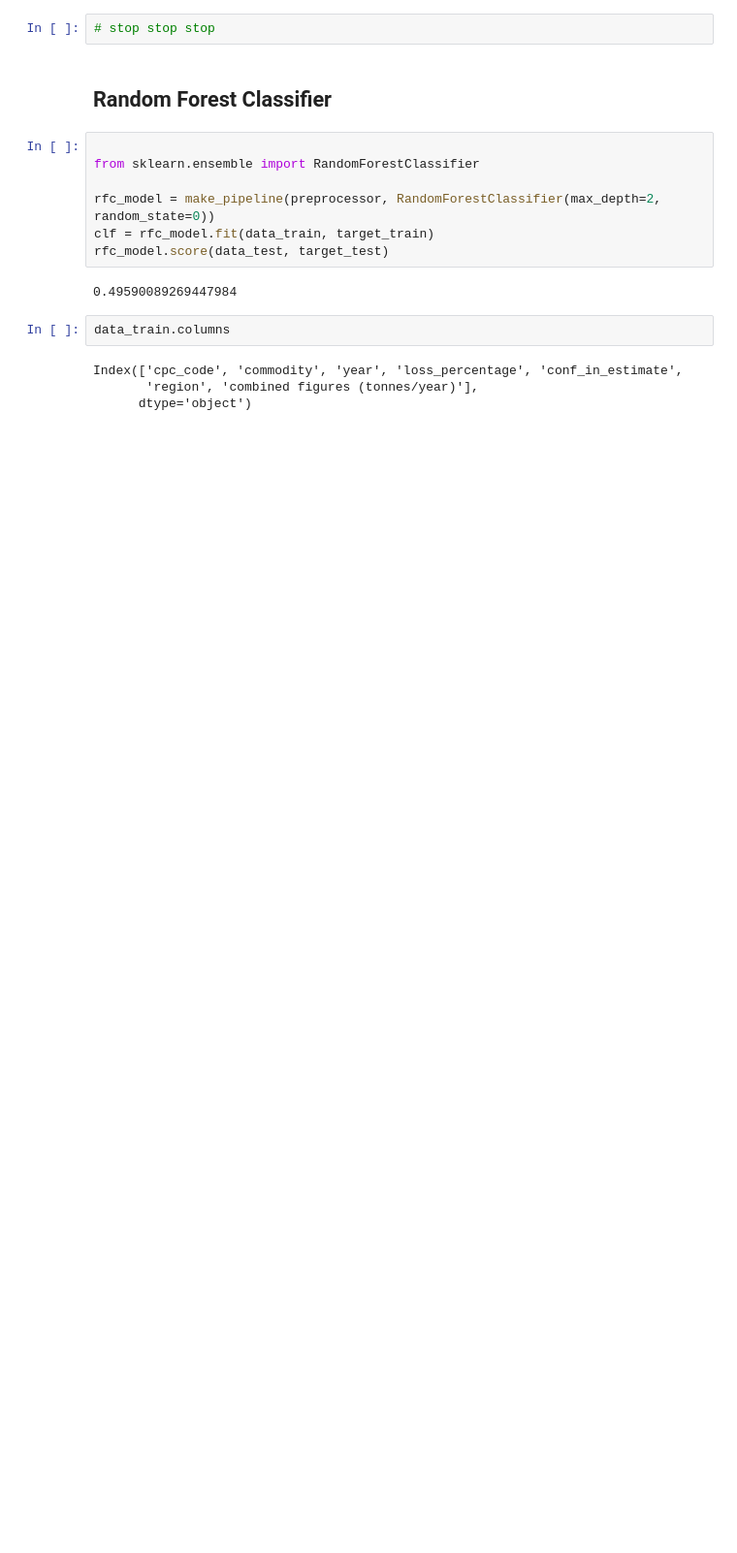
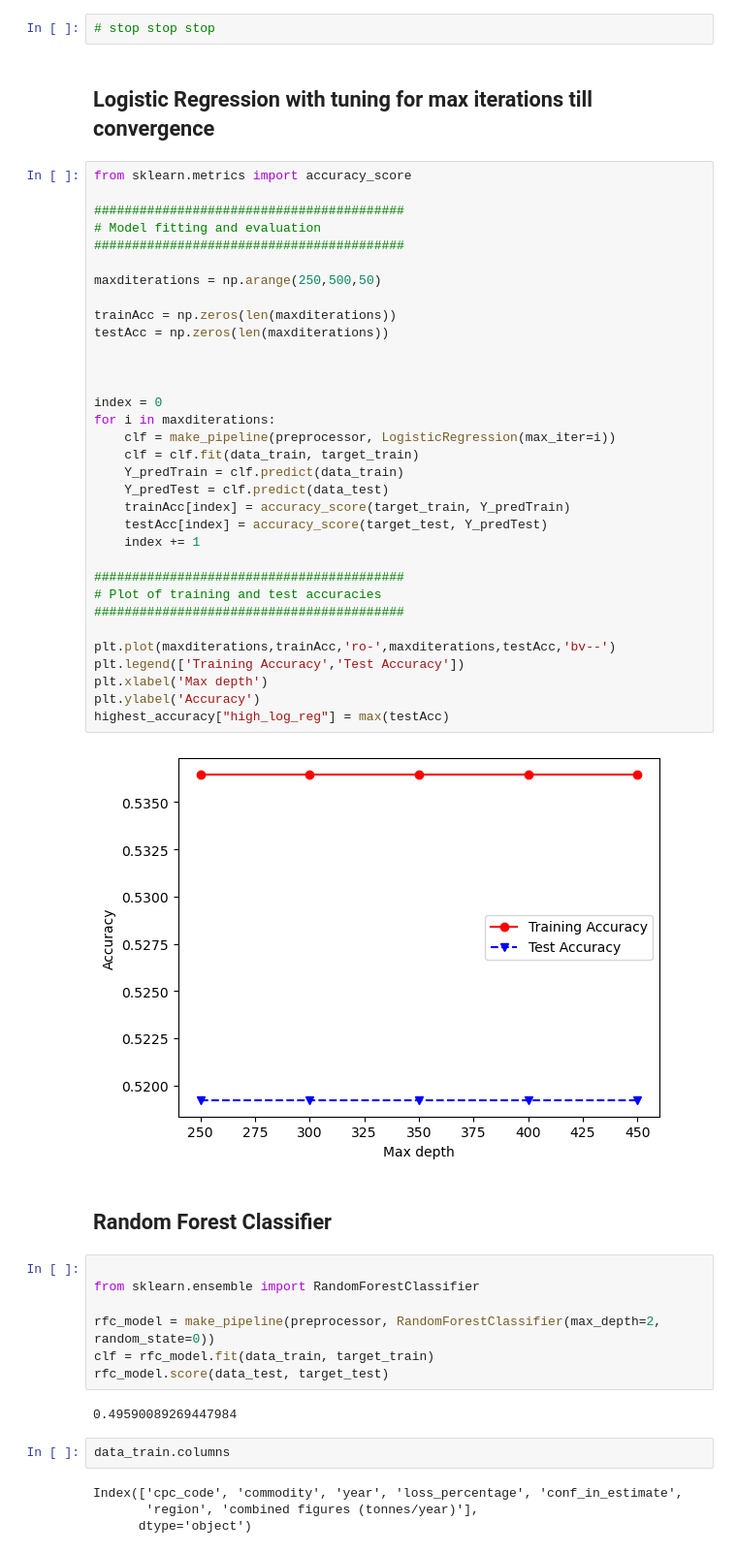
Before and after one commit to AlbertNg02/food-insecurity-prediction, a Jupyter notebook: data_explore.ipynb, the cells around one changed output. Shown at 97% size. Cells and saved outputs as stored; diff of their text form; blank space fills up the shorter version.

```diff
--- a/data_explore.ipynb
+++ b/data_explore.ipynb
@@ -313,5 +286,42 @@ plt.xticks(rotation=45)
 # %%
 # stop stop stop
+# %% [markdown]
+## Logistic Regression with tuning for max iterations till convergence
+# %%
+from sklearn.metrics import accuracy_score
+
+#########################################
+# Model fitting and evaluation
+#########################################
+
+maxditerations = np.arange(250,500,50)
+
+trainAcc = np.zeros(len(maxditerations))
+testAcc = np.zeros(len(maxditerations))
+
+
+
+index = 0
+for i in maxditerations:
+    clf = make_pipeline(preprocessor, LogisticRegression(max_iter=i))
+    clf = clf.fit(data_train, target_train)
+    Y_predTrain = clf.predict(data_train)
+    Y_predTest = clf.predict(data_test)
+    trainAcc[index] = accuracy_score(target_train, Y_predTrain)
+    testAcc[index] = accuracy_score(target_test, Y_predTest)
+    index += 1
+
+#########################################
+# Plot of training and test accuracies
+#########################################
+
+plt.plot(maxditerations,trainAcc,'ro-',maxditerations,testAcc,'bv--')
+plt.legend(['Training Accuracy','Test Accuracy'])
+plt.xlabel('Max depth')
+plt.ylabel('Accuracy')
+highest_accuracy["high_log_reg"] = max(testAcc)
+# %% [output]
+[figure, added]
 # %% [markdown]
 ## Random Forest Classifier
 # %%
```
Also changed, not shown: parts of 13 cells of this notebook.
